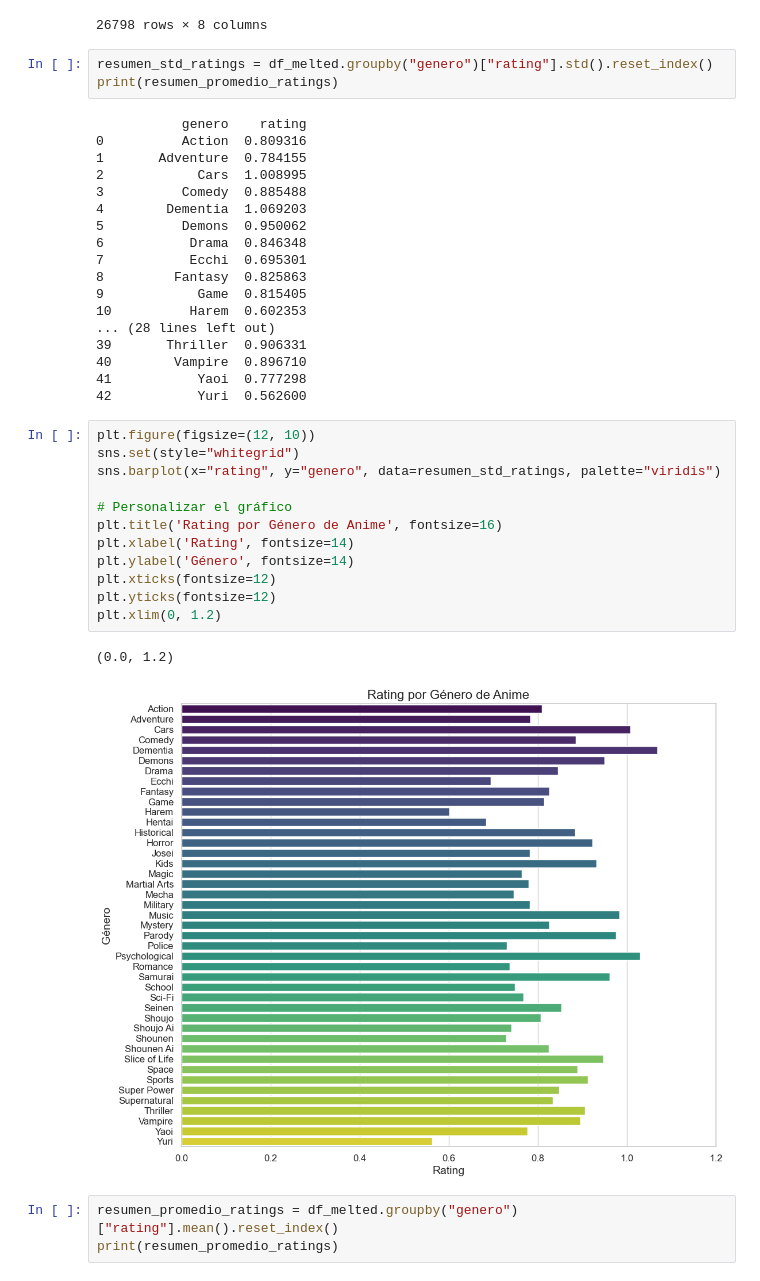
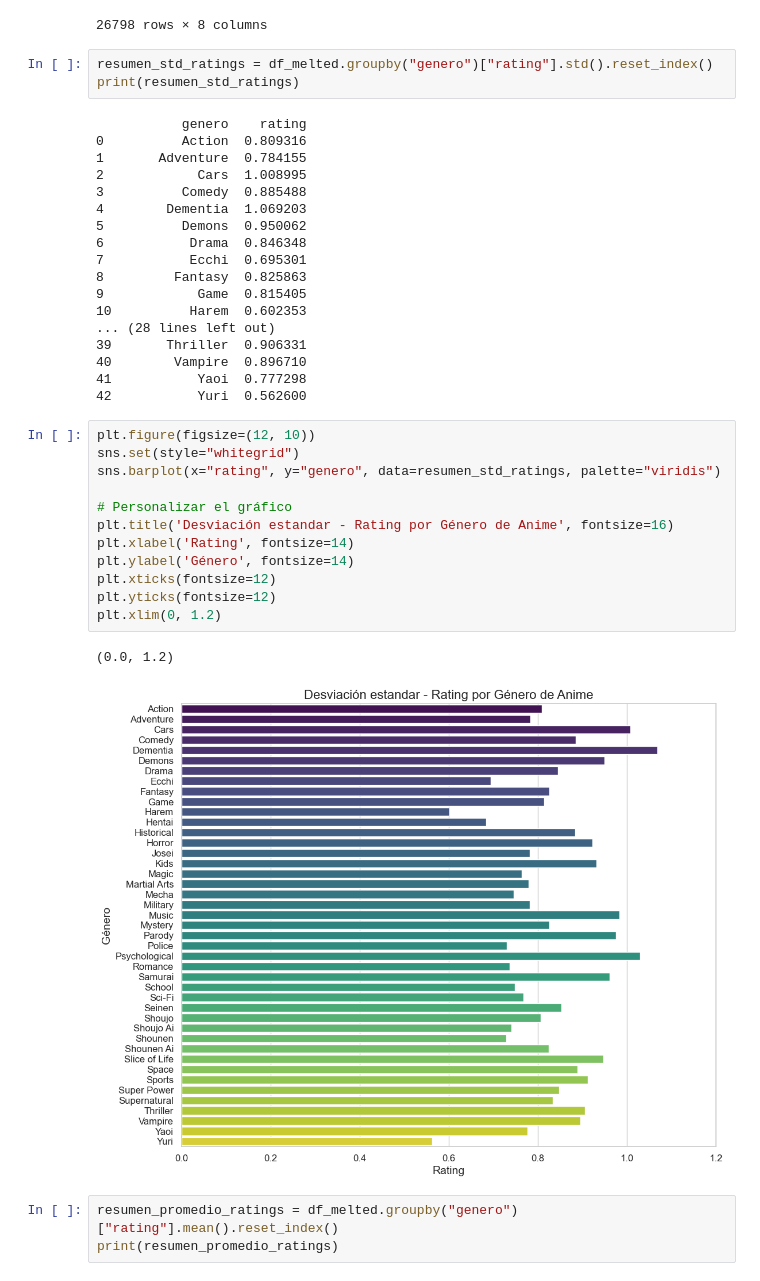
Before and after one commit to ffvilca/topicos_tarea-1, a Jupyter notebook: notebook.ipynb, the cells around one changed output. Saved outputs shown, nothing was run; the diff lists cells and outputs as text.

```diff
--- a/notebook.ipynb
+++ b/notebook.ipynb
@@ -262,7 +268,7 @@ df_melted
 26798 rows × 8 columns
 # %%
 resumen_std_ratings = df_melted.groupby("genero")["rating"].std().reset_index()
-print(resumen_promedio_ratings)
+print(resumen_std_ratings)
 # %% [output]
            genero    rating
 0          Action  0.809316
@@ -284,18 +290,18 @@ print(resumen_promedio_ratings)
 # %%
 plt.figure(figsize=(12, 10))
 sns.set(style="whitegrid")
 sns.barplot(x="rating", y="genero", data=resumen_std_ratings, palette="viridis")
 
 # Personalizar el gráfico
-plt.title('Rating por Género de Anime', fontsize=16)
+plt.title('Desviación estandar - Rating por Género de Anime', fontsize=16)
 plt.xlabel('Rating', fontsize=14)
 plt.ylabel('Género', fontsize=14)
 plt.xticks(fontsize=12)
 plt.yticks(fontsize=12)
 plt.xlim(0, 1.2)
 # %% [output]
 (0.0, 1.2)
-[figure, old version]
+[figure, new version]
 # %%
 resumen_promedio_ratings = df_melted.groupby("genero")["rating"].mean().reset_index()
 print(resumen_promedio_ratings)
```
Also changed, not shown: parts of 5 cells of this notebook.
